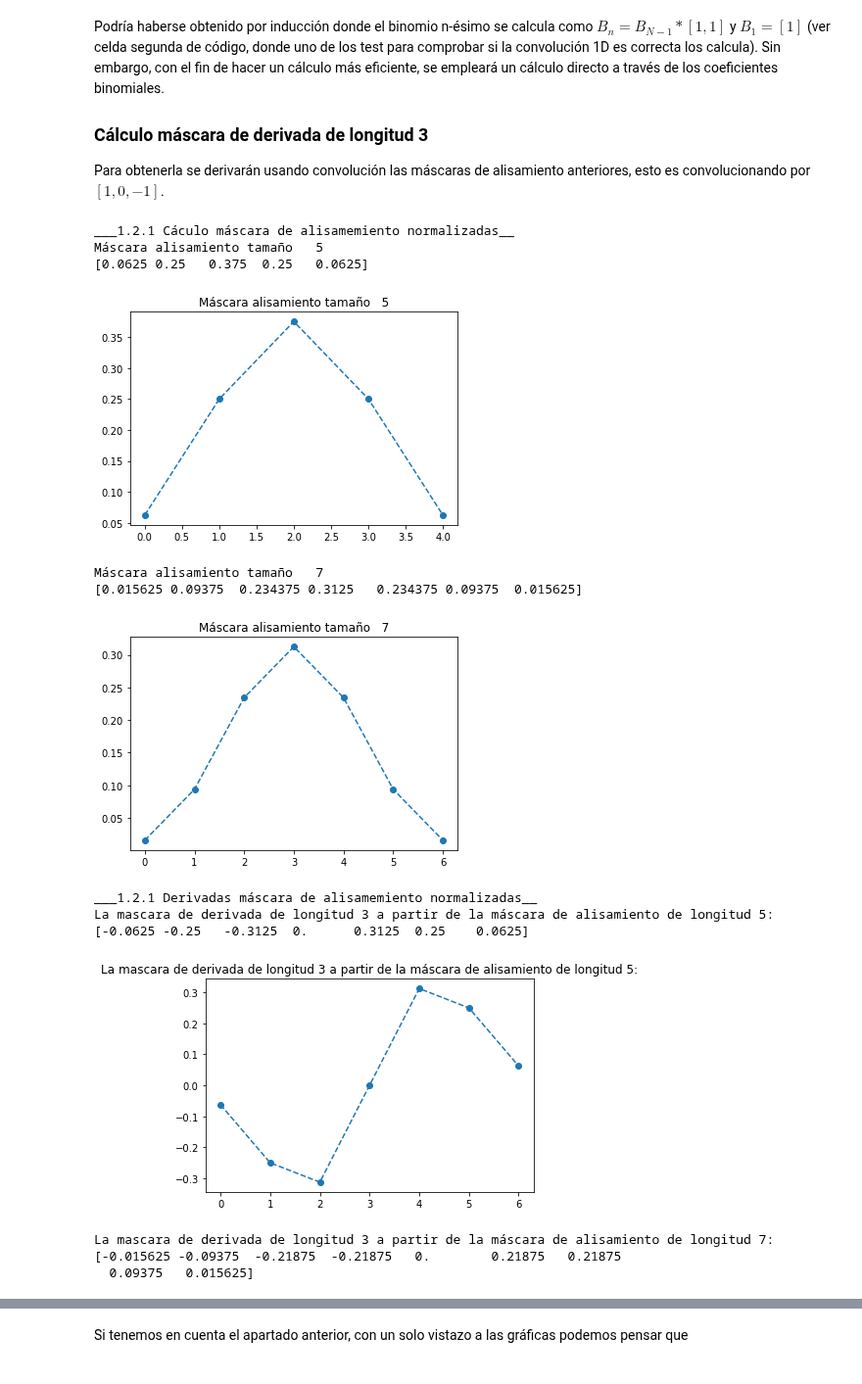
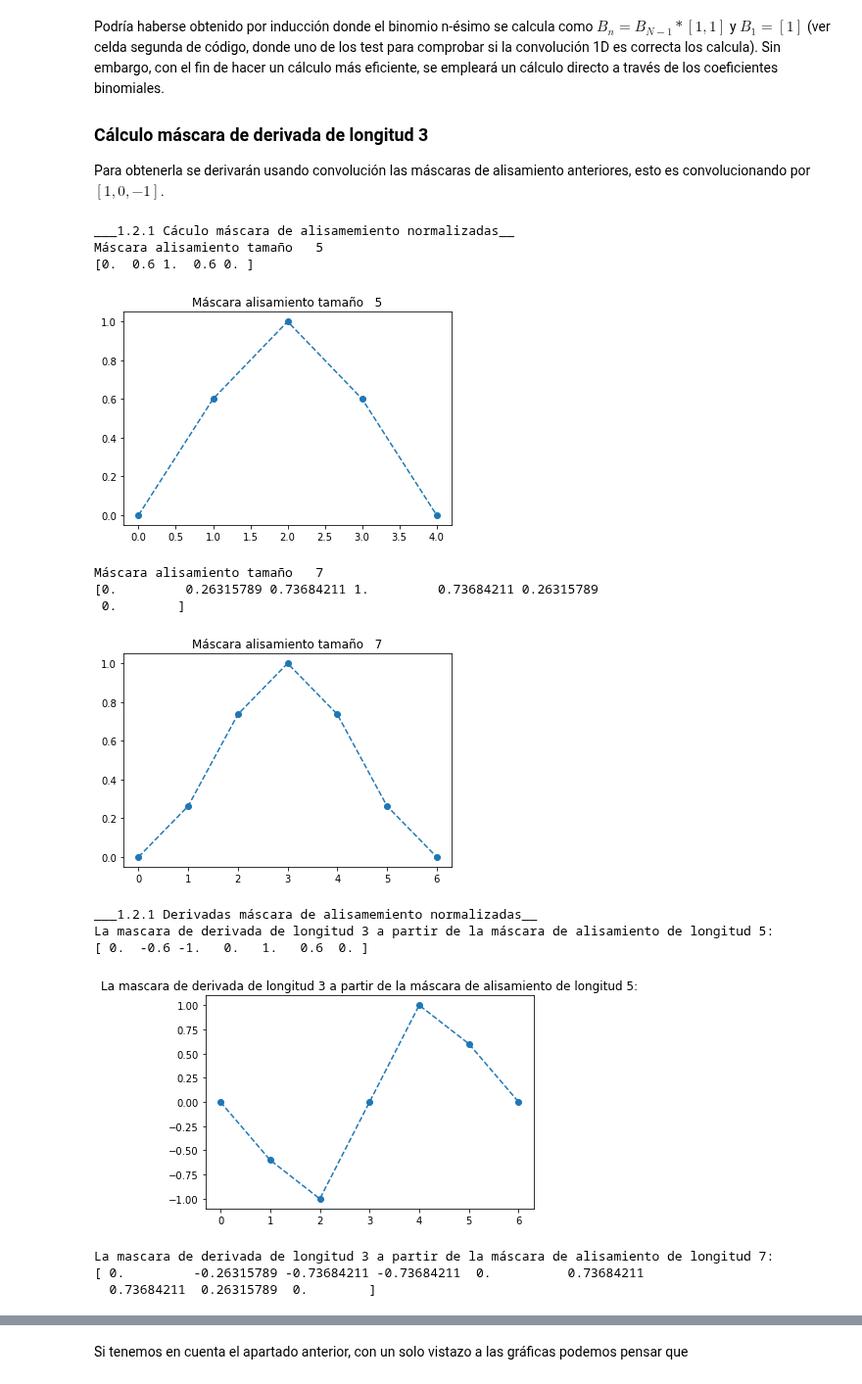
Before and after one commit to BlancaCC/Computer-vision, a Jupyter notebook: practica_1/practica_1.ipynb, the cells around one changed output, grey strips where cells are left out. Shown at 98% size. Drawn from its saved outputs; the diff is of its cells as text; code cells hidden in the pictures.

```diff
--- a/practica_1/practica_1.ipynb
+++ b/practica_1/practica_1.ipynb
@@ -258,10 +258,14 @@ def MascaraDerivadaSegunda(desviacion_tipica:float , size:int)->list:
         np.float64
     )
     return mascara_sin_normalizar
+
 ##### Función para comparar máscaras de forma visual
 def RangoK (k: int):
+    ''' dato k >= 0 devuelve [-k, -k+1, ...k-1, k]'''
     return list(range(-k, k+1))
+
 def ComparaMascaras (listaMascaras,rangos, nombres):
+    ''' Muestra en pantalla una imagen tras otra de las máscaras'''
     for i,m in enumerate(listaMascaras):
         plt.plot(RangoK(rangos[i]), listaMascaras)
         plt.title(nombres[i])
@@ -352,41 +356,42 @@ Para obtenerla se derivarán usando convolución las máscaras de alisamiento an
 # %%
 def MascaraBinomialSinNormalizar( longitud:int):
     n = longitud -1
     return [scipy.special.binom(n, i)  for i in range(n+1)]
 
 ## Calculamos máscara de alisamiento normalizadas
 print('___1.2.1 Cáculo máscara de alisamemiento normalizadas__')
 LONGITUD = [5,7]
 alisamiento = dict()
 for l in LONGITUD:
-    alisamiento[l]= Normaliza(MascaraBinomialSinNormalizar(l))
+    alisamiento[l]= Normalize(MascaraBinomialSinNormalizar(l))
     titulo = f'Máscara alisamiento tamaño   {l}'
     print(titulo)
     print (alisamiento[l])
     MuestreaMascara(alisamiento[l], titulo)
 
 ## Máscara de derivada
 print('\n___1.2.1 Derivadas máscara de alisamemiento normalizadas__')
 derivada = dict()
 mascara_derivada = [-1, 0, 1] # máscara derivada longitud 3
 for l in LONGITUD:
     derivada[l] = Convolution1D(alisamiento[l], mascara_derivada )
     titulo = f'La mascara de derivada de longitud 3 a partir de la máscara de alisamiento de longitud {l}:'
     print(titulo)
     print(derivada[l])
     MuestreaMascara(derivada[l], titulo)
 # %% [output]
 ___1.2.1 Cáculo máscara de alisamemiento normalizadas__
 Máscara alisamiento tamaño   5
-[0.0625 0.25   0.375  0.25   0.0625]
+[0.  0.6 1.  0.6 0. ]
-[figure, old version]
+[figure, new version]
 Máscara alisamiento tamaño   7
-[0.015625 0.09375  0.234375 0.3125   0.234375 0.09375  0.015625]
+[0.         0.26315789 0.73684211 1.         0.73684211 0.26315789
+ 0.        ]
-[figure, old version]
+[figure, new version]
 ___1.2.1 Derivadas máscara de alisamemiento normalizadas__
 La mascara de derivada de longitud 3 a partir de la máscara de alisamiento de longitud 5:
-[-0.0625 -0.25   -0.3125  0.      0.3125  0.25    0.0625]
+[ 0.  -0.6 -1.   0.   1.   0.6  0. ]
-[figure, old version]
+[figure, new version]
 La mascara de derivada de longitud 3 a partir de la máscara de alisamiento de longitud 7:
-[-0.015625 -0.09375  -0.21875  -0.21875   0.        0.21875   0.21875
-  0.09375   0.015625]
+[ 0.         -0.26315789 -0.73684211 -0.73684211  0.          0.73684211
+  0.73684211  0.26315789  0.        ]
```
Also changed, not shown: parts of 7 cells of this notebook.
